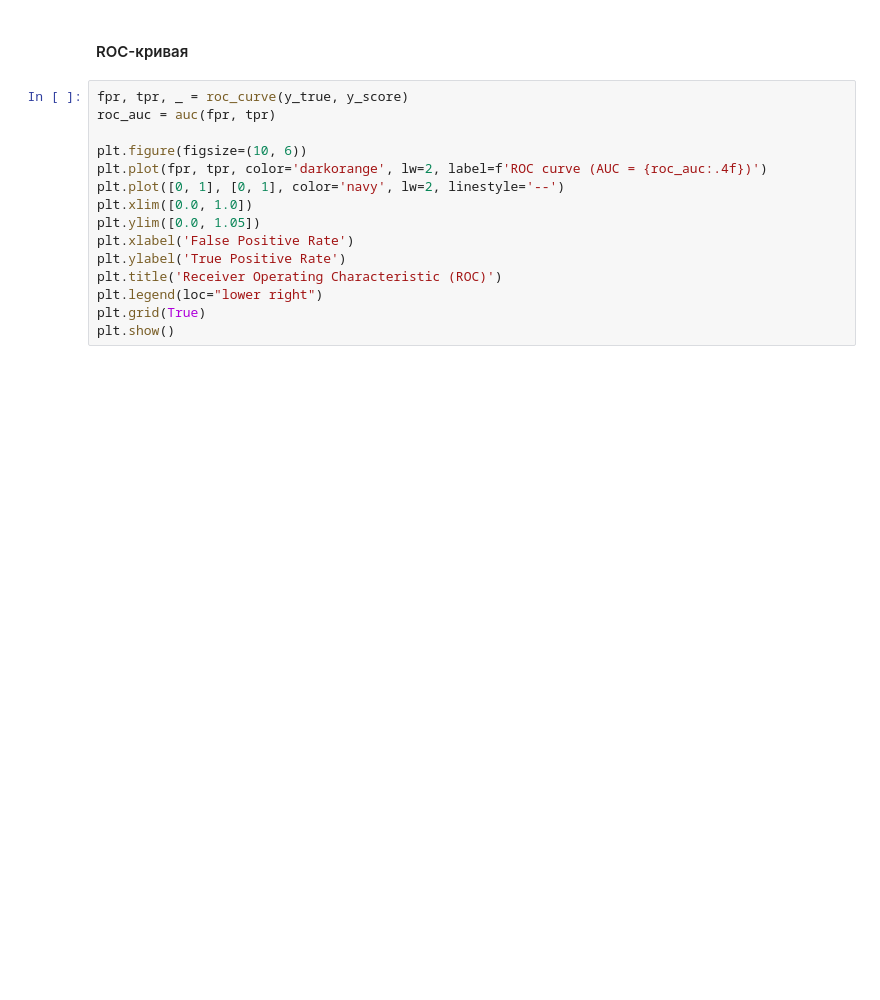
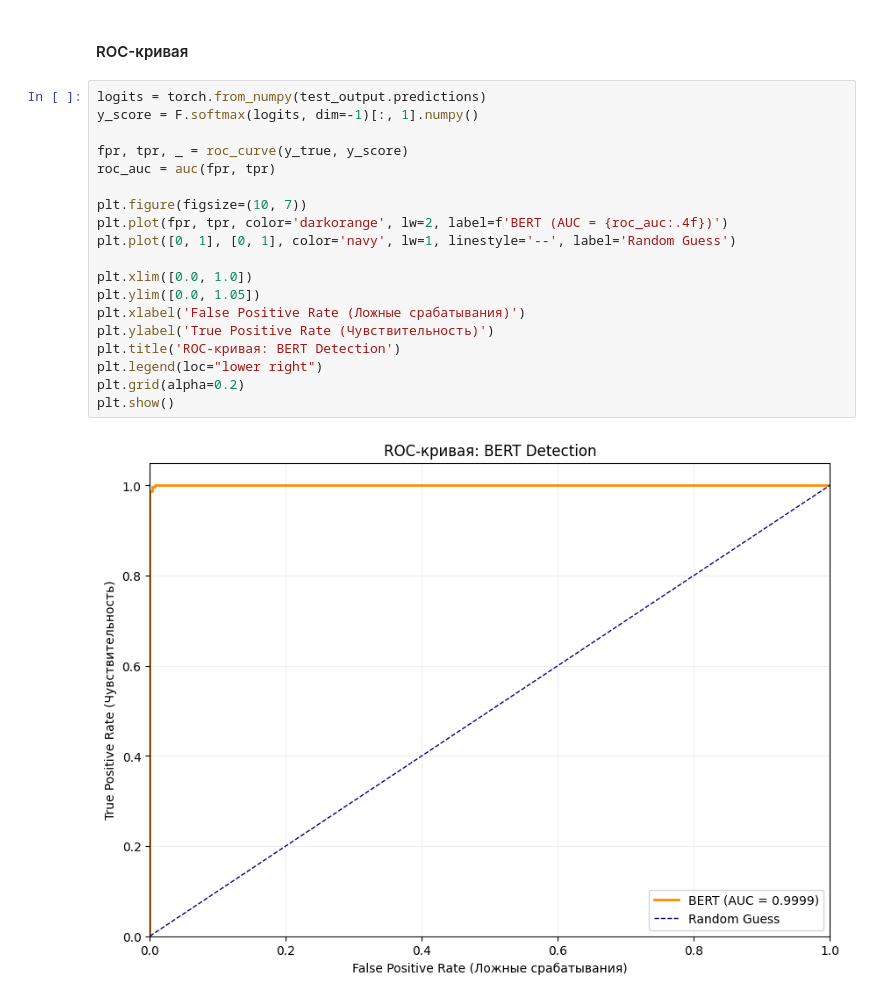
Before and after one commit to budaog300/AiTextDetector, a Jupyter notebook: ml/02_bert_finetuning.ipynb, the cells around one changed output. Saved outputs shown, nothing was run; the diff lists cells and outputs as text; blank space fills up the shorter version.

```diff
--- a/ml/02_bert_finetuning.ipynb
+++ b/ml/02_bert_finetuning.ipynb
@@ -386,17 +479,23 @@ plt.show()
 # %% [markdown]
 #### ROC-кривая
 # %%
+logits = torch.from_numpy(test_output.predictions)
+y_score = F.softmax(logits, dim=-1)[:, 1].numpy()
+
 fpr, tpr, _ = roc_curve(y_true, y_score)
 roc_auc = auc(fpr, tpr)
 
-plt.figure(figsize=(10, 6))
-plt.plot(fpr, tpr, color='darkorange', lw=2, label=f'ROC curve (AUC = {roc_auc:.4f})')
-plt.plot([0, 1], [0, 1], color='navy', lw=2, linestyle='--')
+plt.figure(figsize=(10, 7))
+plt.plot(fpr, tpr, color='darkorange', lw=2, label=f'BERT (AUC = {roc_auc:.4f})')
+plt.plot([0, 1], [0, 1], color='navy', lw=1, linestyle='--', label='Random Guess')
+
 plt.xlim([0.0, 1.0])
 plt.ylim([0.0, 1.05])
-plt.xlabel('False Positive Rate')
-plt.ylabel('True Positive Rate')
-plt.title('Receiver Operating Characteristic (ROC)')
+plt.xlabel('False Positive Rate (Ложные срабатывания)')
+plt.ylabel('True Positive Rate (Чувствительность)')
+plt.title('ROC-кривая: BERT Detection')
 plt.legend(loc="lower right")
-plt.grid(True)
+plt.grid(alpha=0.2)
 plt.show()
+# %% [output]
+[figure, added]
```
Also changed, not shown: parts of 20 cells of this notebook.
